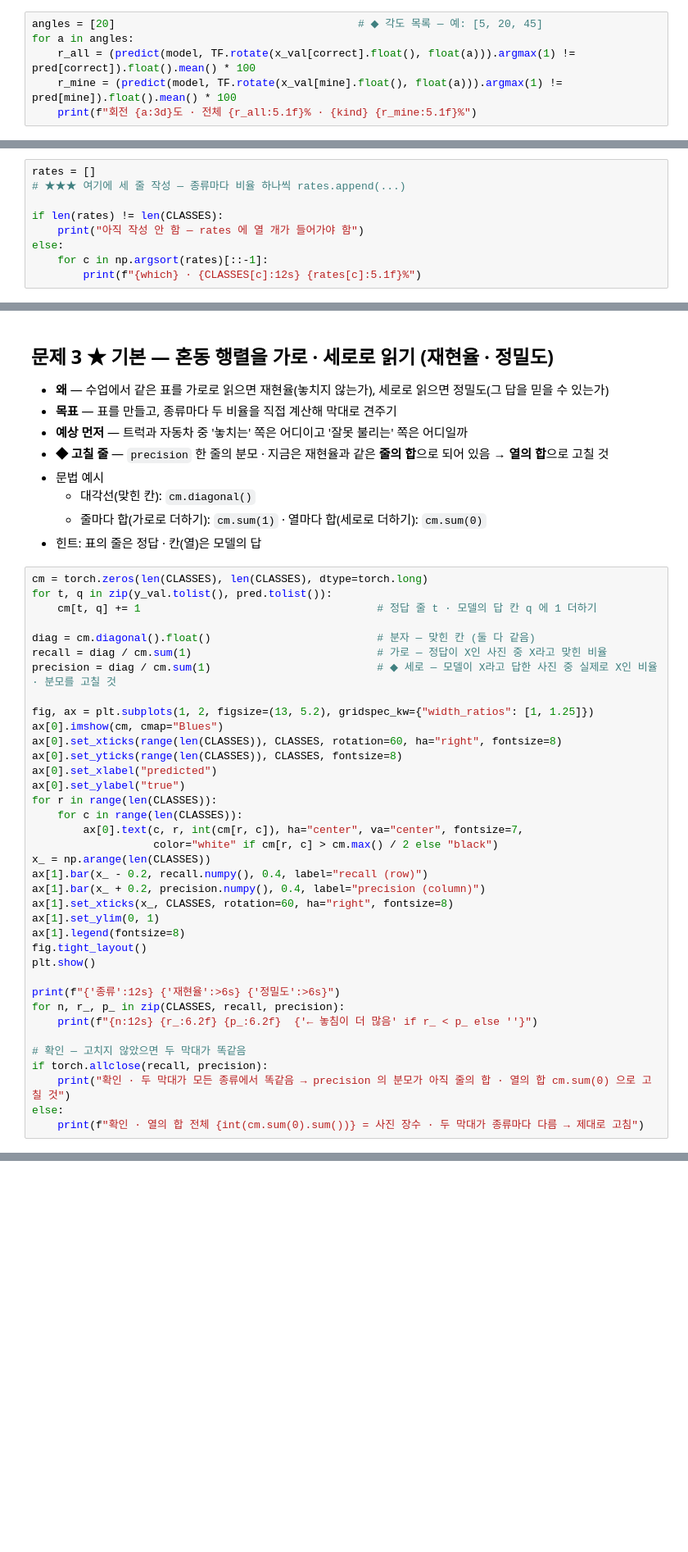
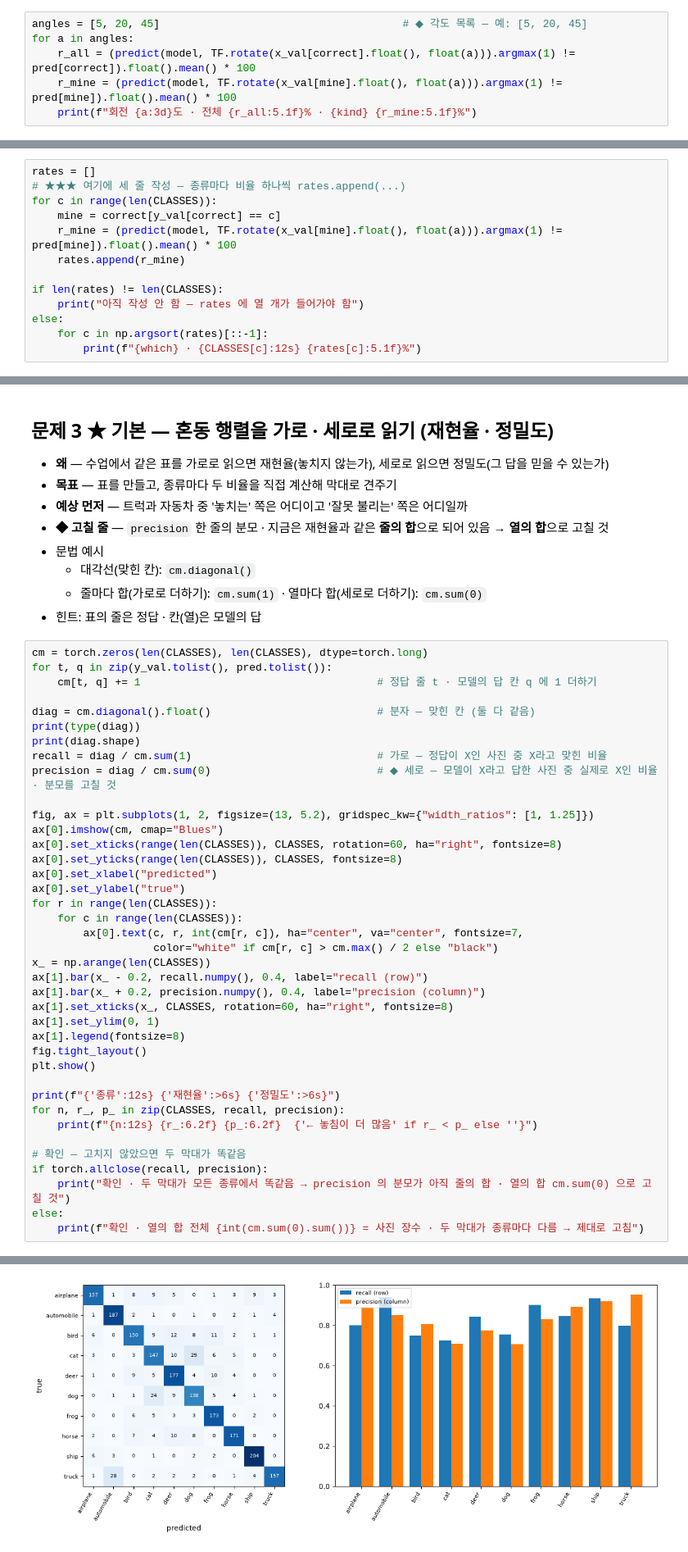
Before and after one commit to raewoo0908/codeit, a Jupyter notebook: course/part2/computer_vision/workbook/PRACTICE_1.ipynb, the cells around one changed output, grey strips where cells are left out. Shown at 82% size. Cells and saved outputs as stored; diff of their text form; blank space fills up the shorter version.

```diff
--- a/course/part2/computer_vision/workbook/PRACTICE_1.ipynb
+++ b/course/part2/computer_vision/workbook/PRACTICE_1.ipynb
@@ -286,5 +323,5 @@ print(f"고양이 {len(mine)}장 중 좌우 반전으로 답이 바뀐 비율 {(
 # %%
-angles = [20]                                      # ◆ 각도 목록 — 예: [5, 20, 45]
+angles = [5, 20, 45]                                      # ◆ 각도 목록 — 예: [5, 20, 45]
 for a in angles:
     r_all = (predict(model, TF.rotate(x_val[correct].float(), float(a))).argmax(1) != pred[correct]).float().mean() * 100
     r_mine = (predict(model, TF.rotate(x_val[mine].float(), float(a))).argmax(1) != pred[mine]).float().mean() * 100
@@ -297,6 +338,10 @@ for a in angles:
 # %%
 rates = []
 # ★★★ 여기에 세 줄 작성 — 종류마다 비율 하나씩 rates.append(...)
+for c in range(len(CLASSES)):
+    mine = correct[y_val[correct] == c]
+    r_mine = (predict(model, TF.rotate(x_val[mine].float(), float(a))).argmax(1) != pred[mine]).float().mean() * 100
+    rates.append(r_mine)
 
 if len(rates) != len(CLASSES):
     print("아직 작성 안 함 — rates 에 열 개가 들어가야 함")
@@ -320,8 +376,10 @@ for t, q in zip(y_val.tolist(), pred.tolist()):
     cm[t, q] += 1                                     # 정답 줄 t · 모델의 답 칸 q 에 1 더하기
 
 diag = cm.diagonal().float()                          # 분자 — 맞힌 칸 (둘 다 같음)
+print(type(diag))
+print(diag.shape)
 recall = diag / cm.sum(1)                             # 가로 — 정답이 X인 사진 중 X라고 맞힌 비율
-precision = diag / cm.sum(1)                          # ◆ 세로 — 모델이 X라고 답한 사진 중 실제로 X인 비율 · 분모를 고칠 것
+precision = diag / cm.sum(0)                          # ◆ 세로 — 모델이 X라고 답한 사진 중 실제로 X인 비율 · 분모를 고칠 것
 
 fig, ax = plt.subplots(1, 2, figsize=(13, 5.2), gridspec_kw={"width_ratios": [1, 1.25]})
 ax[0].imshow(cm, cmap="Blues")
@@ -351,3 +409,4 @@ if torch.allclose(recall, precision):
     print("확인 · 두 막대가 모든 종류에서 똑같음 → precision 의 분모가 아직 줄의 합 · 열의 합 cm.sum(0) 으로 고칠 것")
 else:
     print(f"확인 · 열의 합 전체 {int(cm.sum(0).sum())} = 사진 장수 · 두 막대가 종류마다 다름 → 제대로 고침")
+# %% [output]
@@ -353,0 +415 @@ else:
+[figure, added]
```
Also changed, not shown: parts of 18 cells of this notebook, 3 other files.
